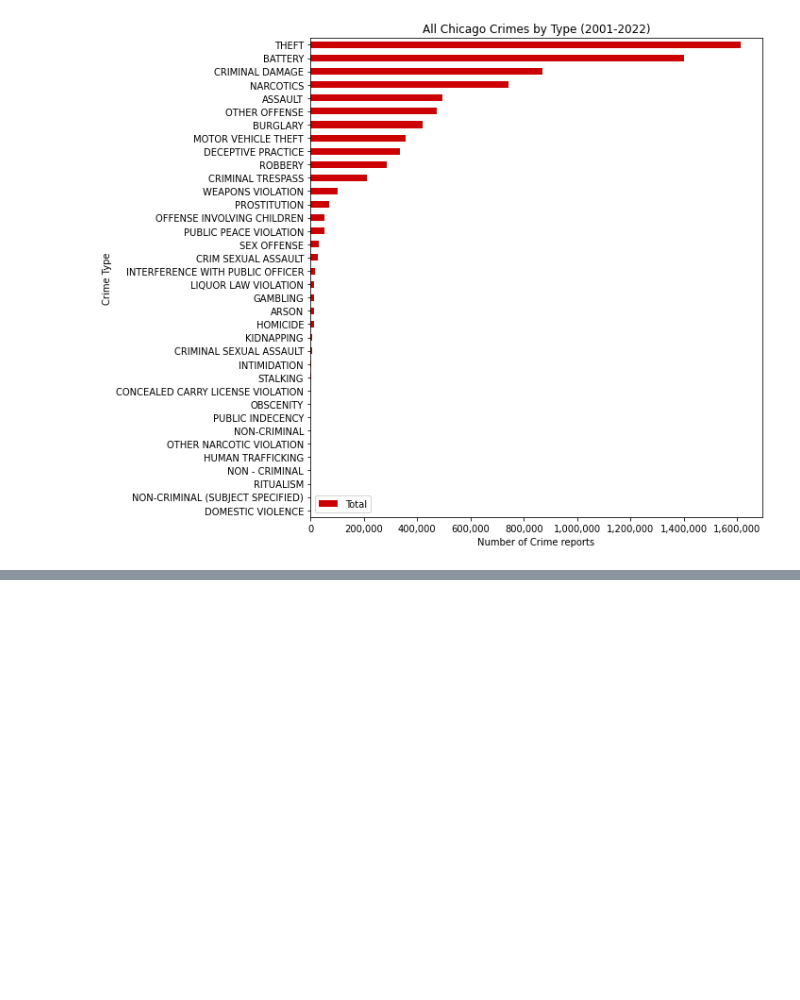
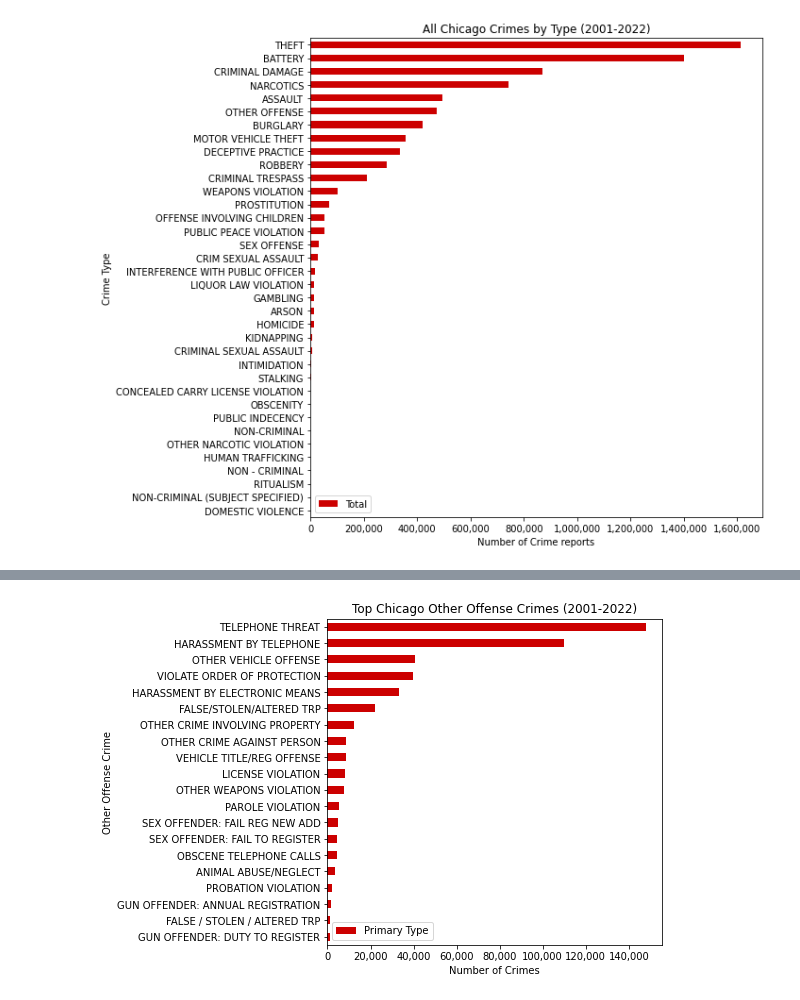
Before and after one commit to RandomFractals/chicago-crimes, a Jupyter notebook: notebooks/chicago-crimes-pandas.ipynb, the cells around one changed output, grey strips where cells are left out. Saved outputs shown, nothing was run; the diff lists cells and outputs as text; code cells hidden in the pictures; blank space fills up the shorter version.

```diff
--- a/notebooks/chicago-crimes-pandas.ipynb
+++ b/notebooks/chicago-crimes-pandas.ipynb
@@ -122,0 +163,13 @@ plt.show()
+# %%
+# get other offenses crimes
+other_offenses = crimes[crimes['Primary Type'] == 'OTHER OFFENSE']
+#print(other_offenses.head())
+
+# get other offense crime description counts
+other_offense_crimes = other_offenses[['Primary Type', 'Description']]\
+    .groupby('Description').count()\
+    .sort_values(by='Primary Type', ascending=False)
+
+print(other_offense_crimes.head(10))
+print('...')
+print('Total Other Offense Crime Descriptions: {}'.format(len(other_offense_crimes)))
@@ -122,0 +191,12 @@ plt.show()
+# %%
+# plot top 20 other offense crimes
+other_offense_crimes[:20].sort_values(by='Primary Type', ascending=True)\
+    .plot(kind='barh', figsize=(6, 6), color='#cc0000')
+plt.title('Top Chicago Other Offense Crimes (2001-2022)')
+plt.xlabel('Number of Crimes')
+plt.ylabel('Other Offense Crime')
+ax = plt.gca()
+ax.xaxis.set_major_formatter(ticker.StrMethodFormatter('{x:,.0f}'))
+plt.show()
+# %% [output]
+[figure, added]
```
Also changed, not shown: parts of 4 cells of this notebook.
